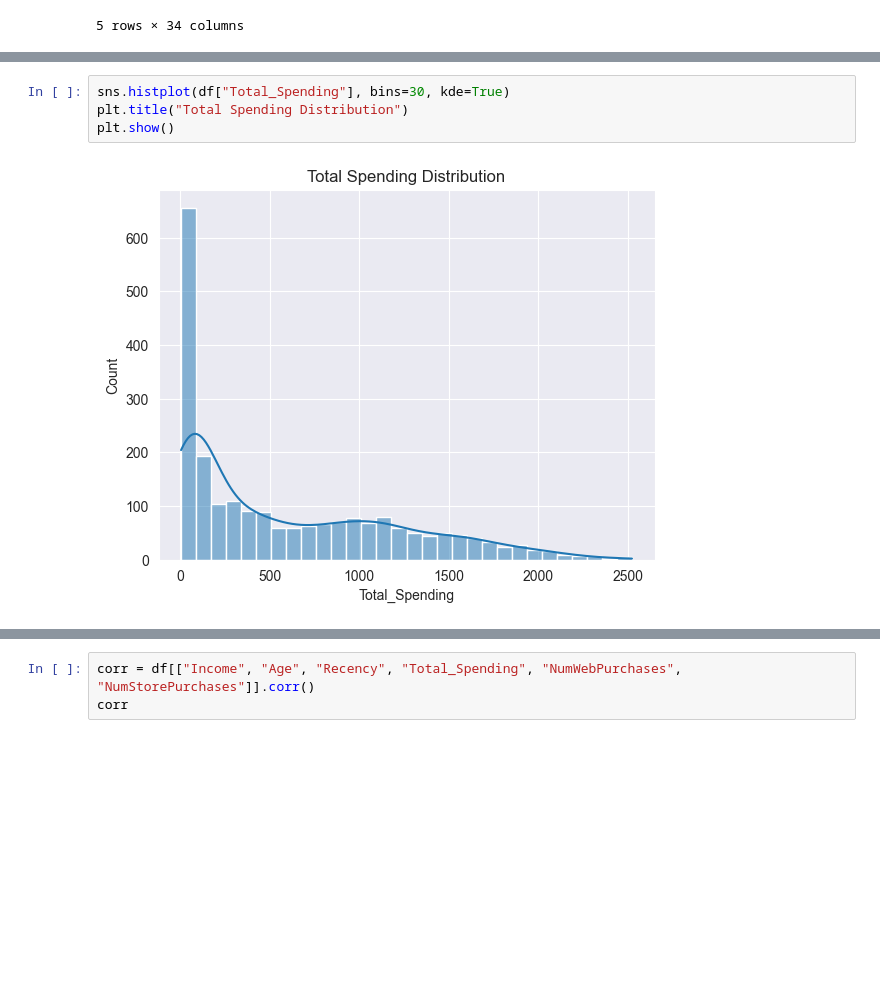
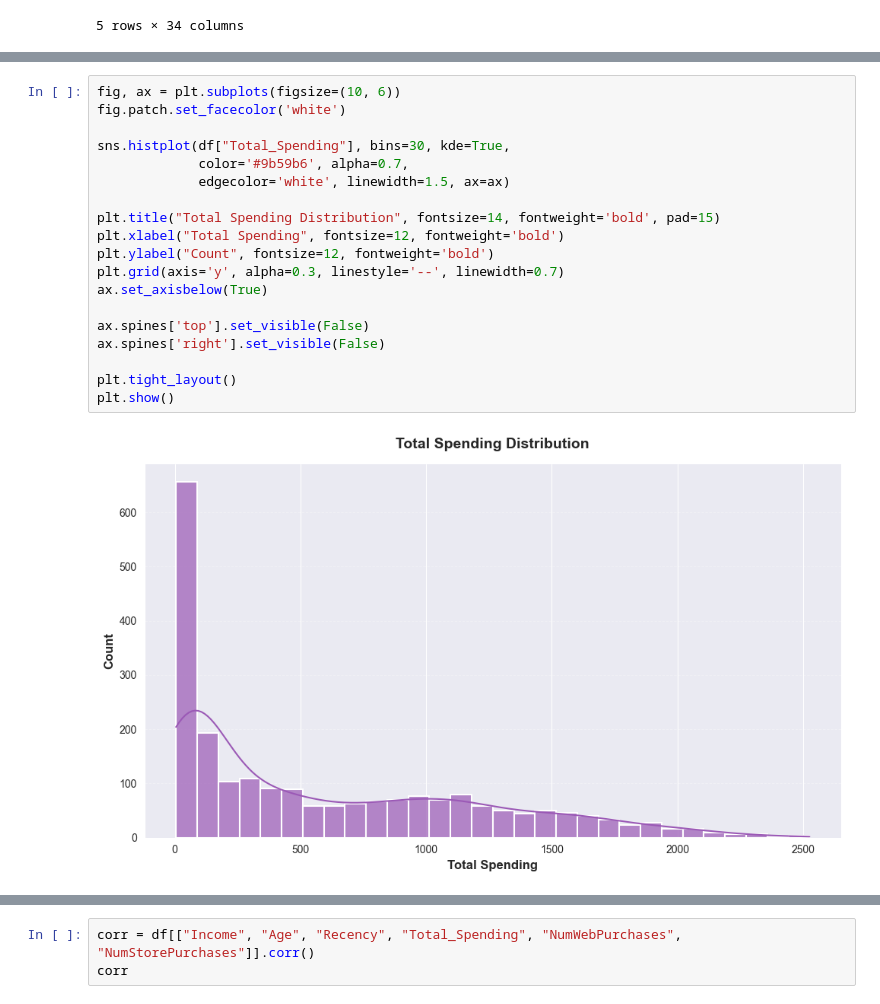
Before and after one commit to MateuszGruntkowski/Customer-Segmentation, a Jupyter notebook: data_analysis.ipynb, the cells around one changed output, grey strips where cells are left out. Saved outputs shown, nothing was run; the diff lists cells and outputs as text; blank space fills up the shorter version.

```diff
--- a/data_analysis.ipynb
+++ b/data_analysis.ipynb
@@ -30,7 +60,22 @@ plt.show()
 # %%
-sns.histplot(df["Total_Spending"], bins=30, kde=True)
-plt.title("Total Spending Distribution")
+fig, ax = plt.subplots(figsize=(10, 6))
+fig.patch.set_facecolor('white')
+
+sns.histplot(df["Total_Spending"], bins=30, kde=True,
+             color='#9b59b6', alpha=0.7,
+             edgecolor='white', linewidth=1.5, ax=ax)
+
+plt.title("Total Spending Distribution", fontsize=14, fontweight='bold', pad=15)
+plt.xlabel("Total Spending", fontsize=12, fontweight='bold')
+plt.ylabel("Count", fontsize=12, fontweight='bold')
+plt.grid(axis='y', alpha=0.3, linestyle='--', linewidth=0.7)
+ax.set_axisbelow(True)
+
+ax.spines['top'].set_visible(False)
+ax.spines['right'].set_visible(False)
+
+plt.tight_layout()
 plt.show()
 # %% [output]
-[figure, old version]
+[figure, new version]
 # %%
```
Also changed, not shown: parts of 7 cells of this notebook.
